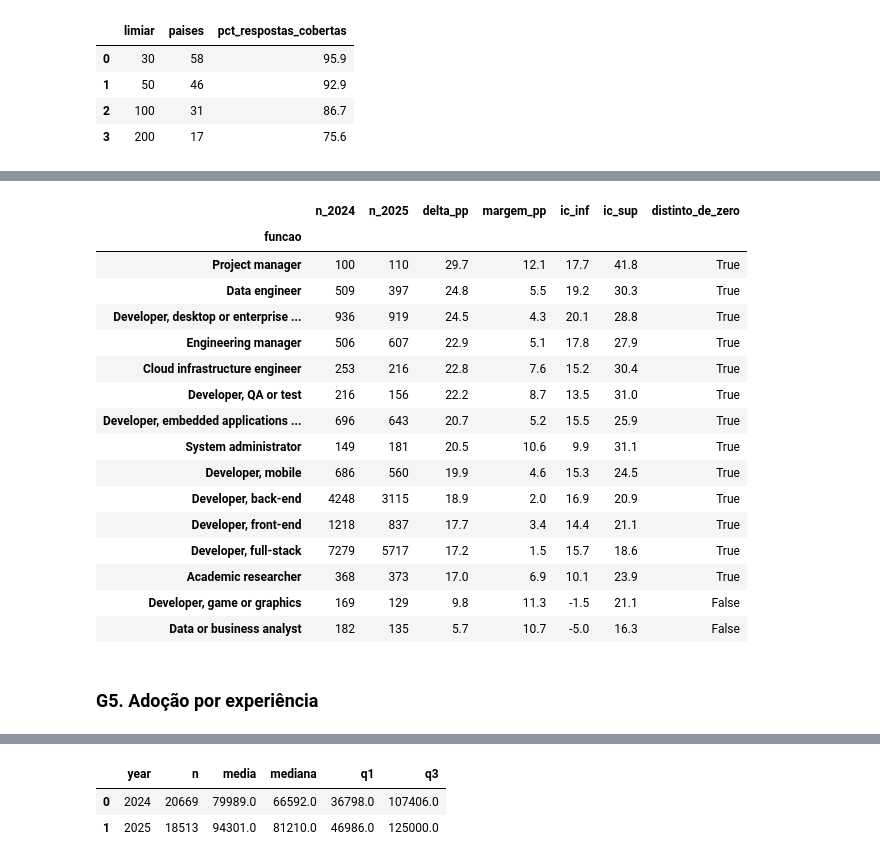
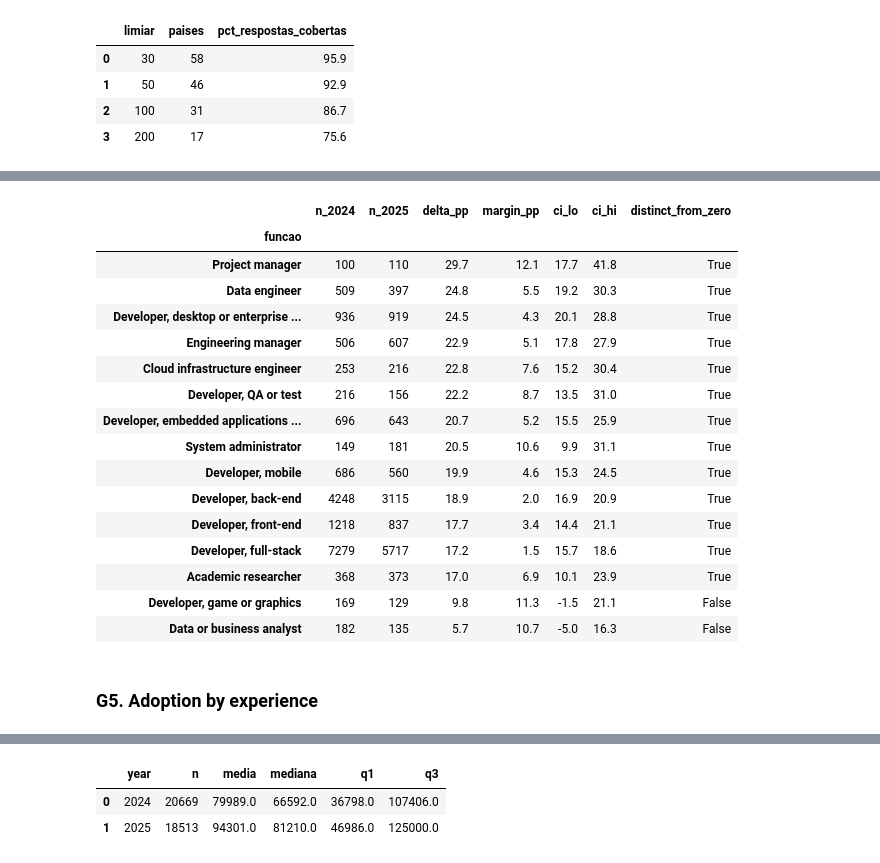
Before and after one commit to RodrigoMF545/Artificial-intelligence-and-the-labor-market, a Jupyter notebook: notebooks/02_eda_sql.ipynb, the cells around one changed output, grey strips where cells are left out. Saved outputs shown, nothing was run; the diff lists cells and outputs as text; code cells hidden in the pictures.

```diff
--- a/notebooks/02_eda_sql.ipynb
+++ b/notebooks/02_eda_sql.ipynb
@@ -158,11 +158,11 @@ delta_ci(d_pais, "country")
 # %%
 d_func = run(con, Q, "adocao_funcao", MIN_N=MIN_N)
 d_func = d_func[d_func["funcao"] != "Other (please specify):"]
-fig, w_func = dumbbell(d_func, "funcao", f"Adoção de IA por função (n ≥ {MIN_N} por ano)")
+fig, w_func = dumbbell(d_func, "funcao", f"AI adoption by role (n ≥ {MIN_N} per year)")
 fig.show(); save_fig(fig, "g04_adocao_funcao")
 delta_ci(d_func, "funcao")
 # %% [output]
-|  | n_2024 | n_2025 | delta_pp | margem_pp | ic_inf | ic_sup | distinto_de_zero |
+|  | n_2024 | n_2025 | delta_pp | margin_pp | ci_lo | ci_hi | distinct_from_zero |
 | funcao |  |  |  |  |  |  |  |
 | Project manager | 100 | 110 | 29.7 | 12.1 | 17.7 | 41.8 | True |
 | Data engineer | 509 | 397 | 24.8 | 5.5 | 19.2 | 30.3 | True |
@@ -180,7 +180,7 @@ delta_ci(d_func, "funcao")
 | Developer, game or graphics | 169 | 129 | 9.8 | 11.3 | -1.5 | 21.1 | False |
 | Data or business analyst | 182 | 135 | 5.7 | 10.7 | -5.0 | 16.3 | False |
 # %% [markdown]
-### G5. Adoção por experiência
+### G5. Adoption by experience
 # %%
 d_exp = run(con, Q, "adocao_experiencia")
 d_exp["ano"] = d_exp["year"].astype(str)
```
Also changed, not shown: parts of 27 cells of this notebook, 2 other files.
